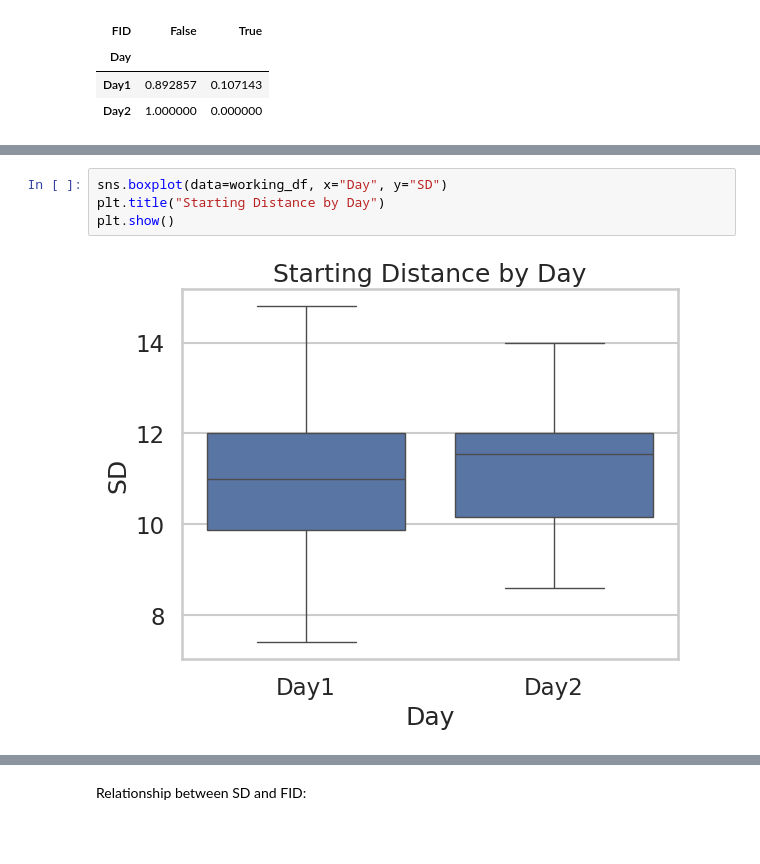
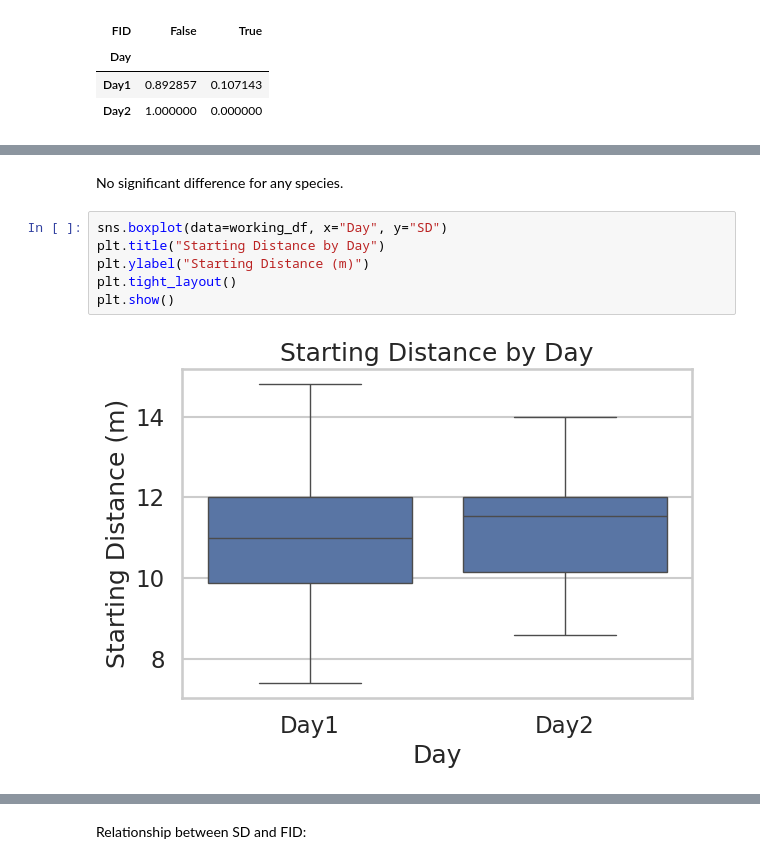
Before and after one commit to NickBonnTAU/Study-Lab, a Jupyter notebook: FID.ipynb, the cells around one changed output, grey strips where cells are left out. Saved outputs shown, nothing was run; the diff lists cells and outputs as text; blank space fills up the shorter version.

```diff
--- a/FID.ipynb
+++ b/FID.ipynb
@@ -314,6 +437,10 @@ working_df.groupby("Day")["SD"].describe()
+# %% [markdown]
+No significant difference for any species.
 # %%
 sns.boxplot(data=working_df, x="Day", y="SD")
 plt.title("Starting Distance by Day")
+plt.ylabel("Starting Distance (m)")
+plt.tight_layout()
 plt.show()
 # %% [output]
-[figure, old version]
+[figure, new version]
```
Also changed, not shown: parts of 103 cells of this notebook, 1 other file.
